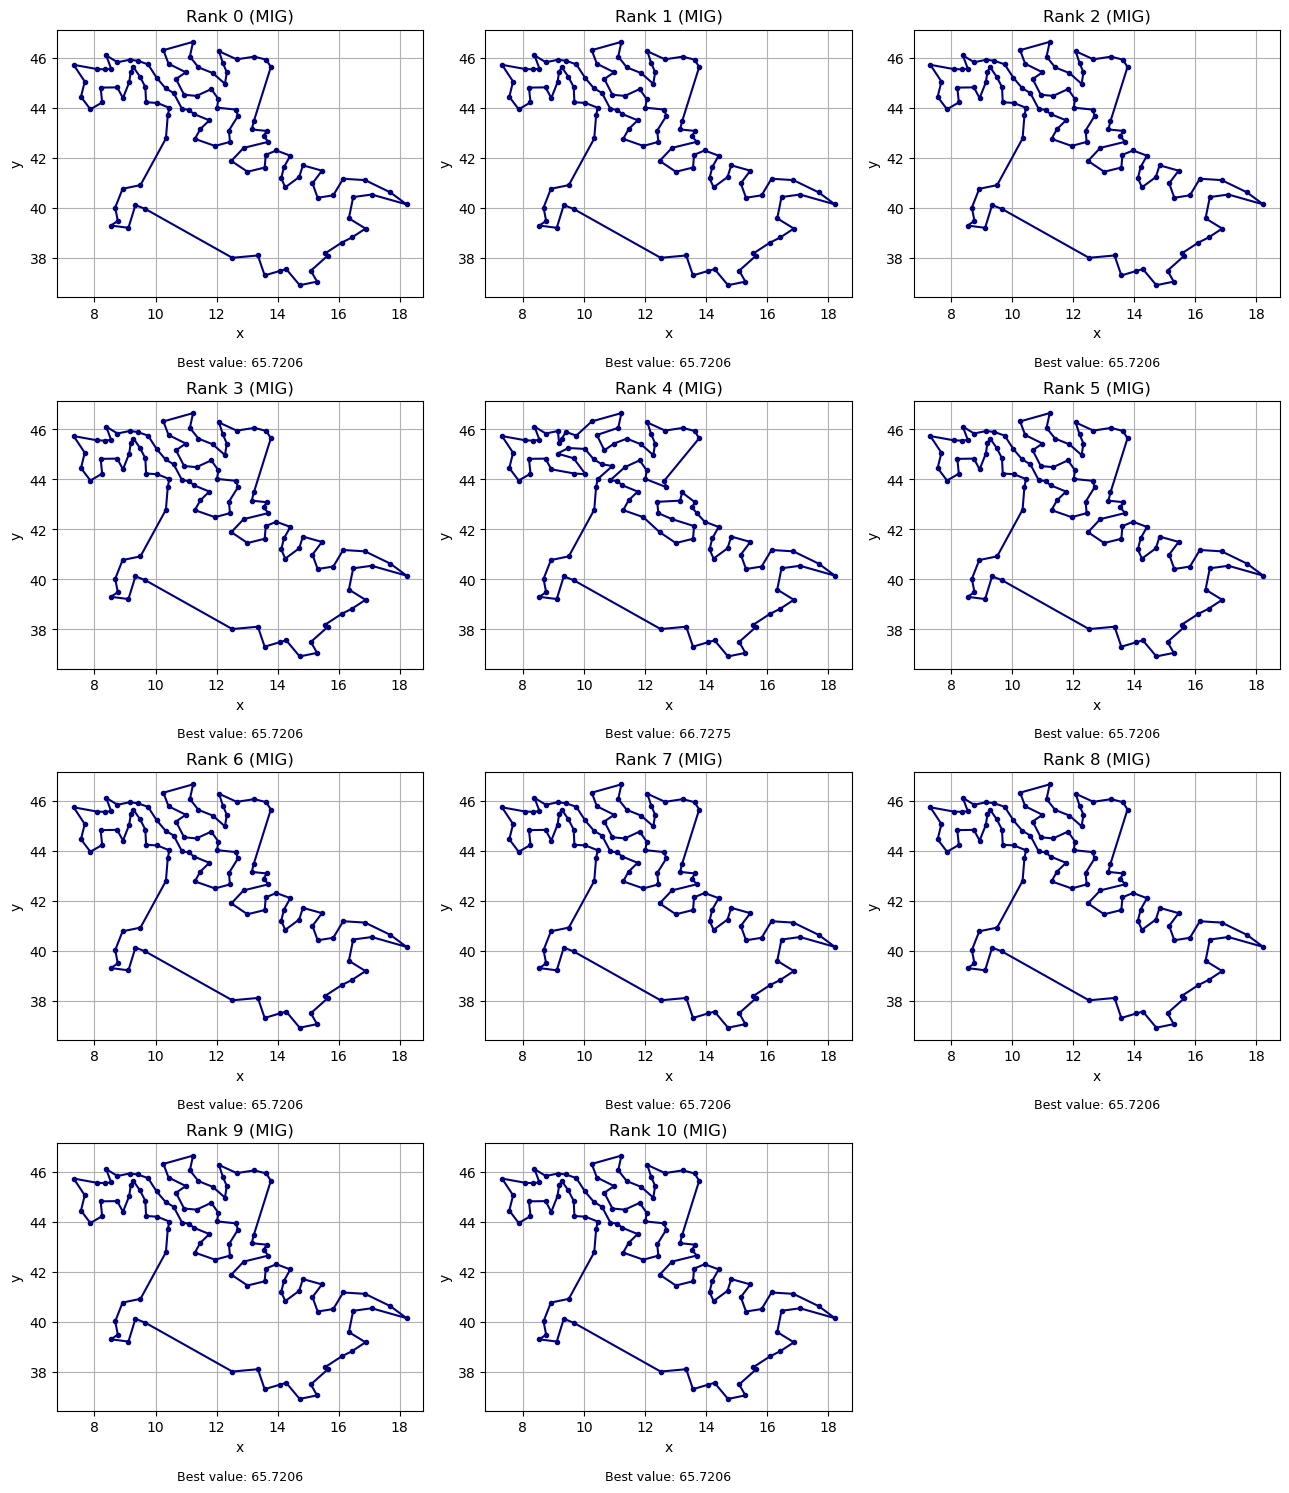
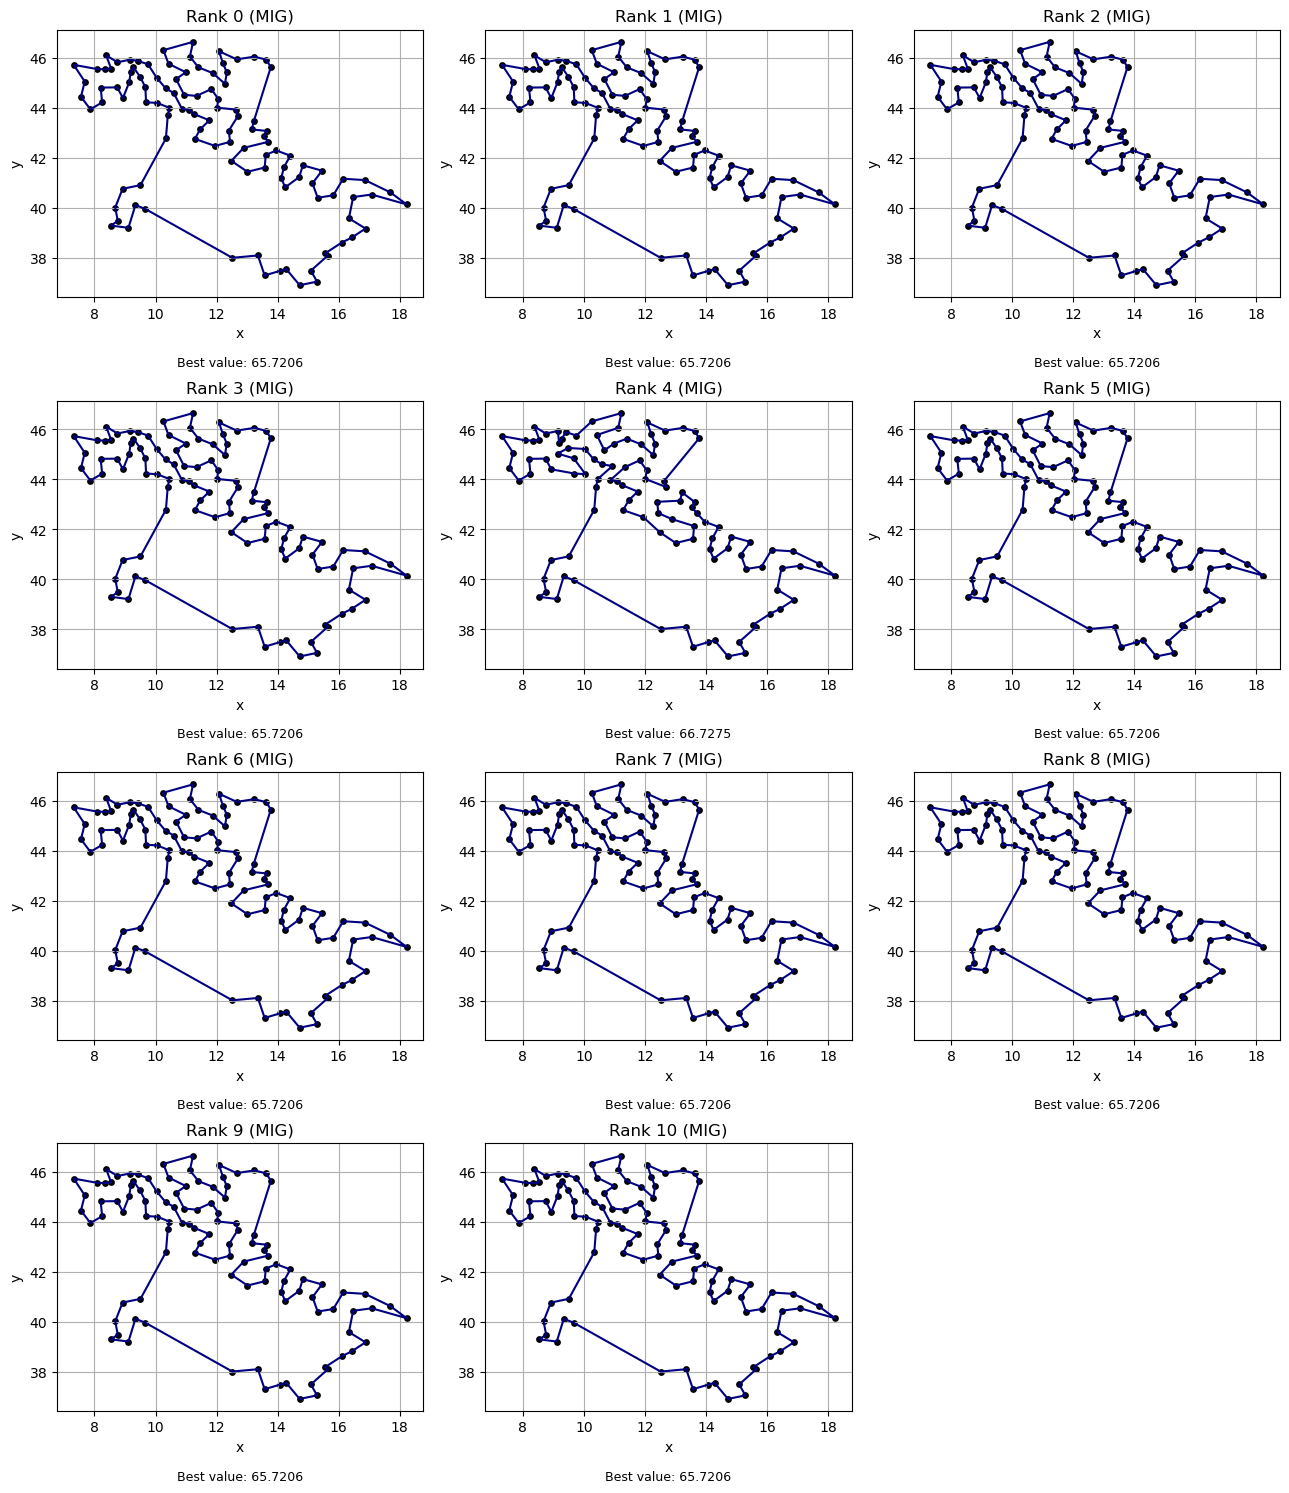
The change to this notebook cell's code, shown as a diff; its figure went from the first image to the second:
--- before
+++ after
@@ -14,6 +14,7 @@
 
     ax = axes[rank]
-    ax.plot(x, y, marker="o", markersize=3, color='navy')
+    ax.plot(x, y, color='navy')
     ax.plot([x[-1], x[0]], [y[-1], y[0]], color='navy')  # chiusura ciclo
+    ax.scatter(x, y, color='black', s=15)
 
     ax.set_title(f"Rank {rank} (MIG)")

Commit: notebook and main fixed (lab 10)